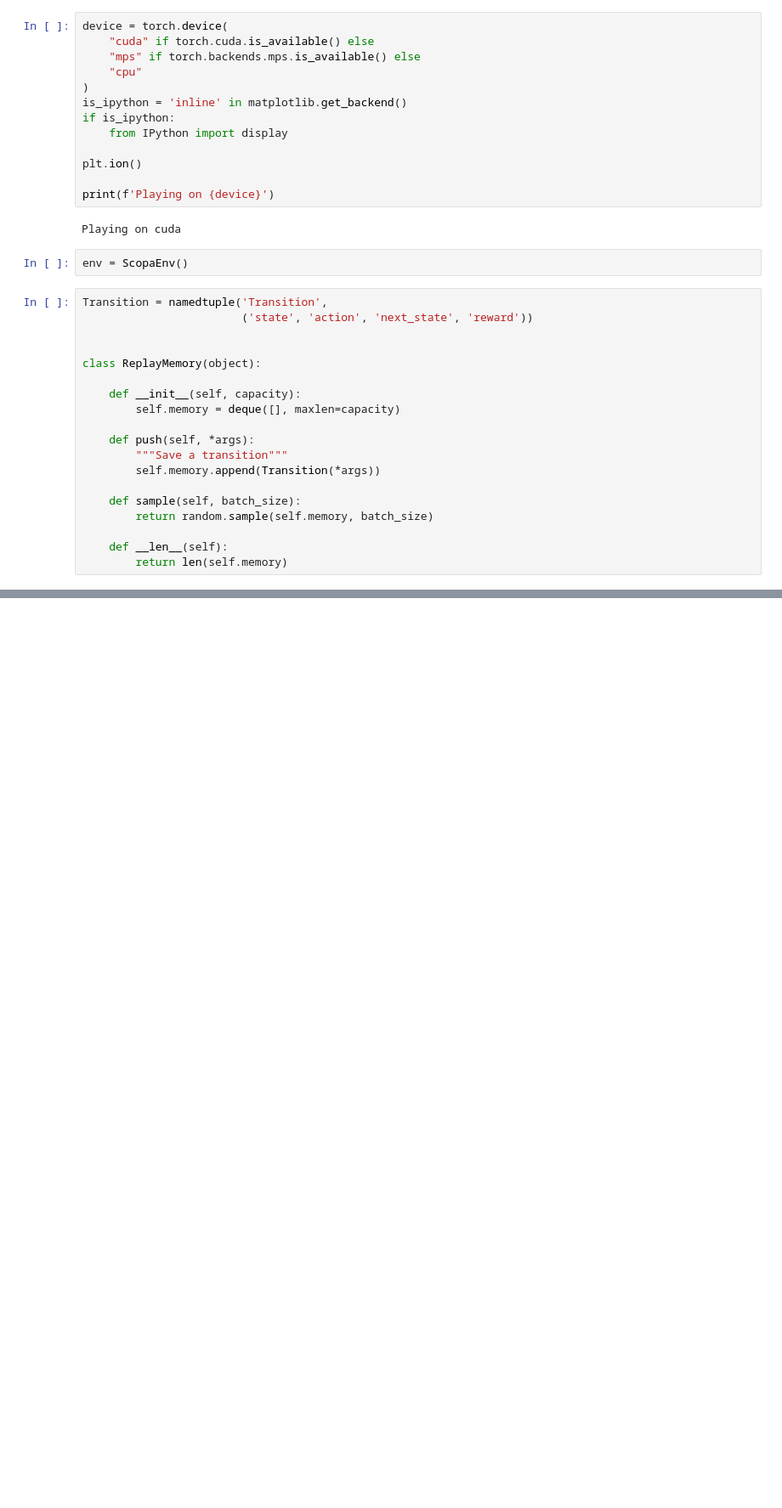
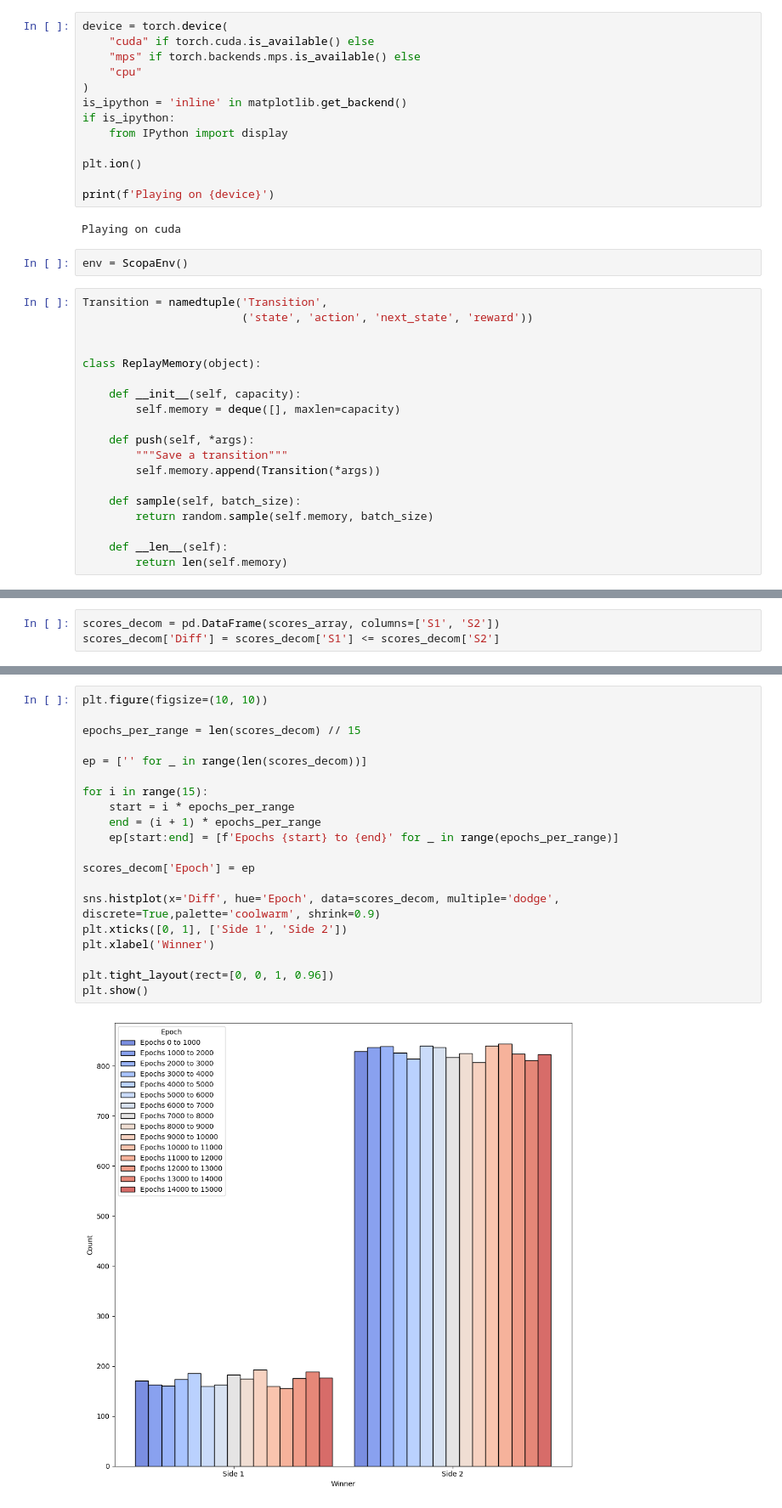
Before and after one commit to DeLnlyMthrLvr/ScopaAI_ToM, a Jupyter notebook: rl_training.ipynb, the cells around one changed output, grey strips where cells are left out. Shown: that part at 85% size. Cells and saved outputs as stored; diff of their text form; blank space fills up the shorter version.

```diff
--- a/rl_training.ipynb
+++ b/rl_training.ipynb
@@ -357,0 +373,3 @@ array([[7, 1],
+# %%
+scores_decom = pd.DataFrame(scores_array, columns=['S1', 'S2'])
+scores_decom['Diff'] = scores_decom['S1'] <= scores_decom['S2']
@@ -357,0 +391,22 @@ array([[7, 1],
+# %%
+plt.figure(figsize=(10, 10))
+
+epochs_per_range = len(scores_decom) // 15
+
+ep = ['' for _ in range(len(scores_decom))]
+
+for i in range(15):
+    start = i * epochs_per_range
+    end = (i + 1) * epochs_per_range
+    ep[start:end] = [f'Epochs {start} to {end}' for _ in range(epochs_per_range)]
+
+scores_decom['Epoch'] = ep
+
+sns.histplot(x='Diff', hue='Epoch', data=scores_decom, multiple='dodge', discrete=True,palette='coolwarm', shrink=0.9)
+plt.xticks([0, 1], ['Side 1', 'Side 2'])
+plt.xlabel('Winner')
+
+plt.tight_layout(rect=[0, 0, 1, 0.96])
+plt.show()
+# %% [output]
+[figure, added]
```
Also changed, not shown: parts of 11 cells of this notebook, 2 other files.
